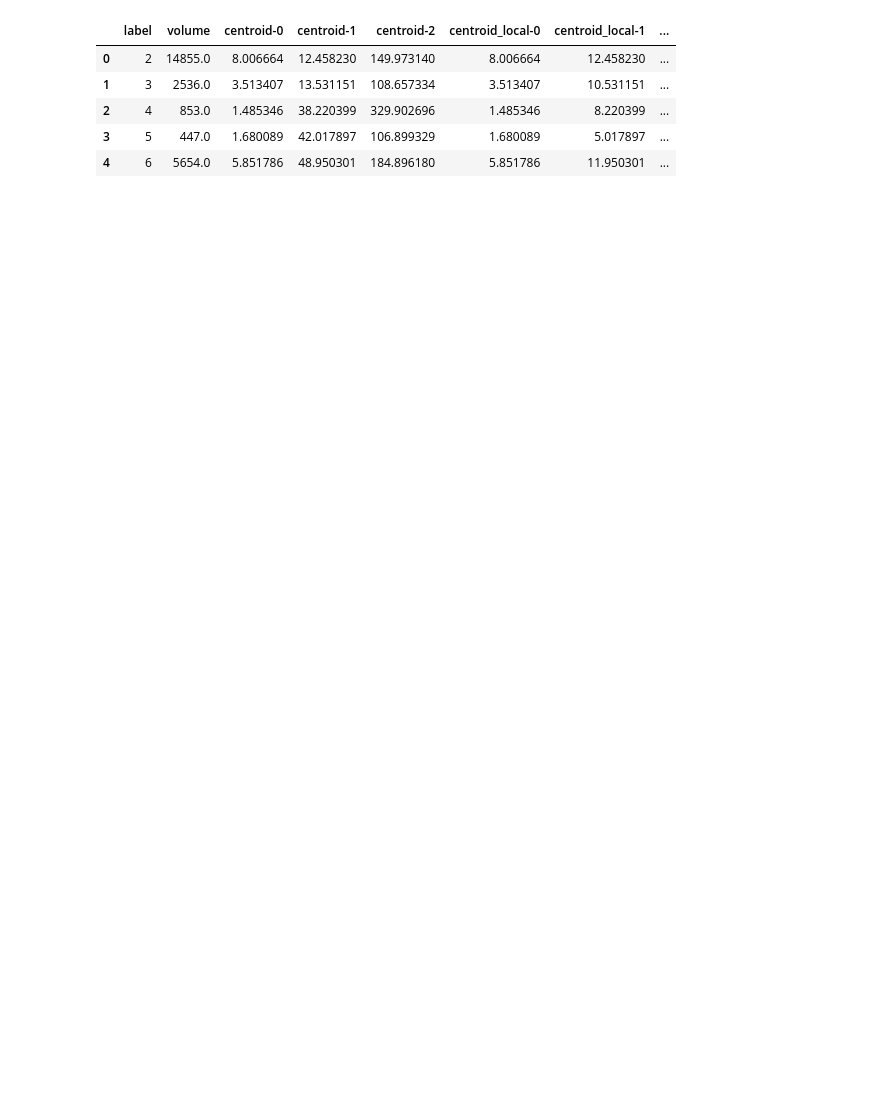
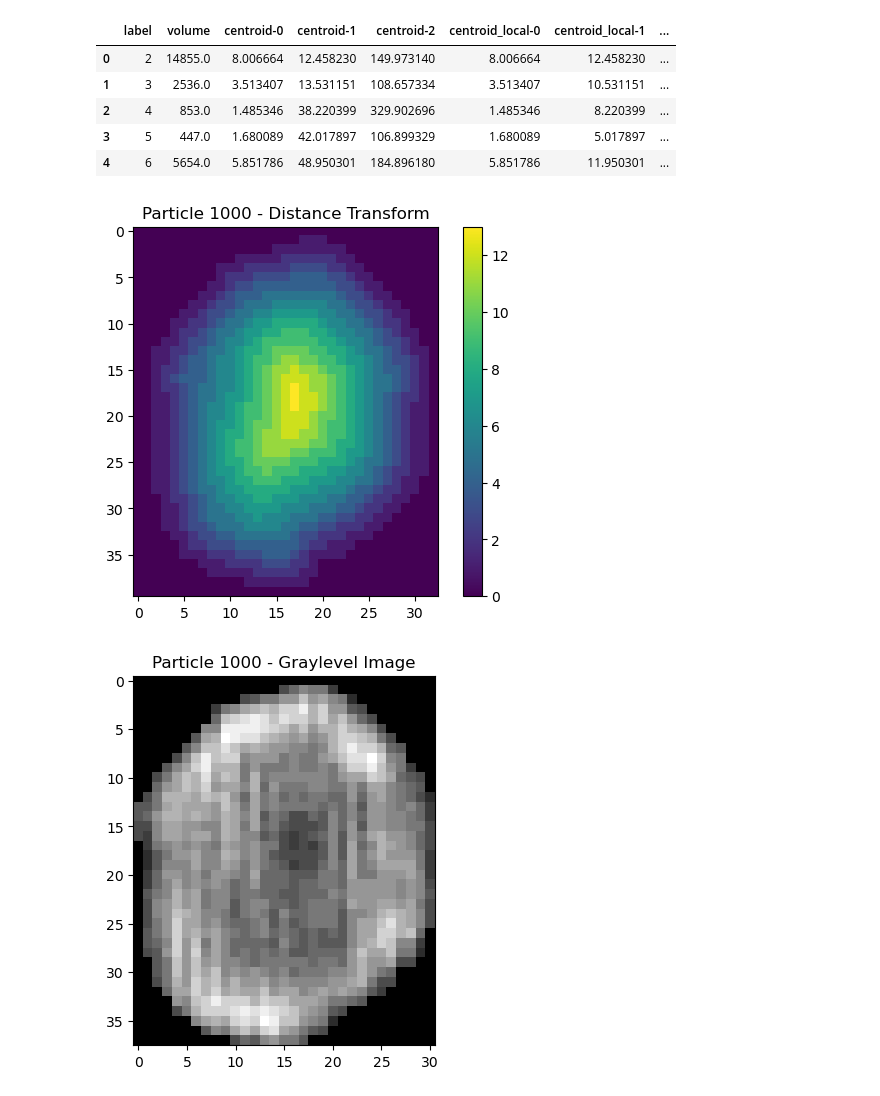
Before and after one commit to MaPhewJ/EIL_image_processing, a Jupyter notebook: GRAPES_example.ipynb, the cells around one changed output. Saved outputs shown, nothing was run; the diff lists cells and outputs as text; code cells hidden in the pictures; blank space fills up the shorter version.

```diff
--- a/GRAPES_example.ipynb
+++ b/GRAPES_example.ipynb
@@ -291,3 +300,11 @@ grapes_df.head()
 | 2 | 4 | 853.0 | 1.485346 | 38.220399 | 329.902696 | 1.485346 | 8.220399 | ... |
 | 3 | 5 | 447.0 | 1.680089 | 42.017897 | 106.899329 | 1.680089 | 5.017897 | ... |
 | 4 | 6 | 5654.0 | 5.851786 | 48.950301 | 184.896180 | 5.851786 | 11.950301 | ... |
+# %%
+p1 = grapes.plot_edt_im(grapes_df, 1000)
+p2 = grapes.plot_graylevel_im(grapes_df, 1000)
+p3 = grapes.plot_GRAPES(grapes_df, 1000)
+plt.show()
+# %% [output]
+[figure, added]
+[figure, added]
```
Also changed, not shown: parts of 15 cells of this notebook.
